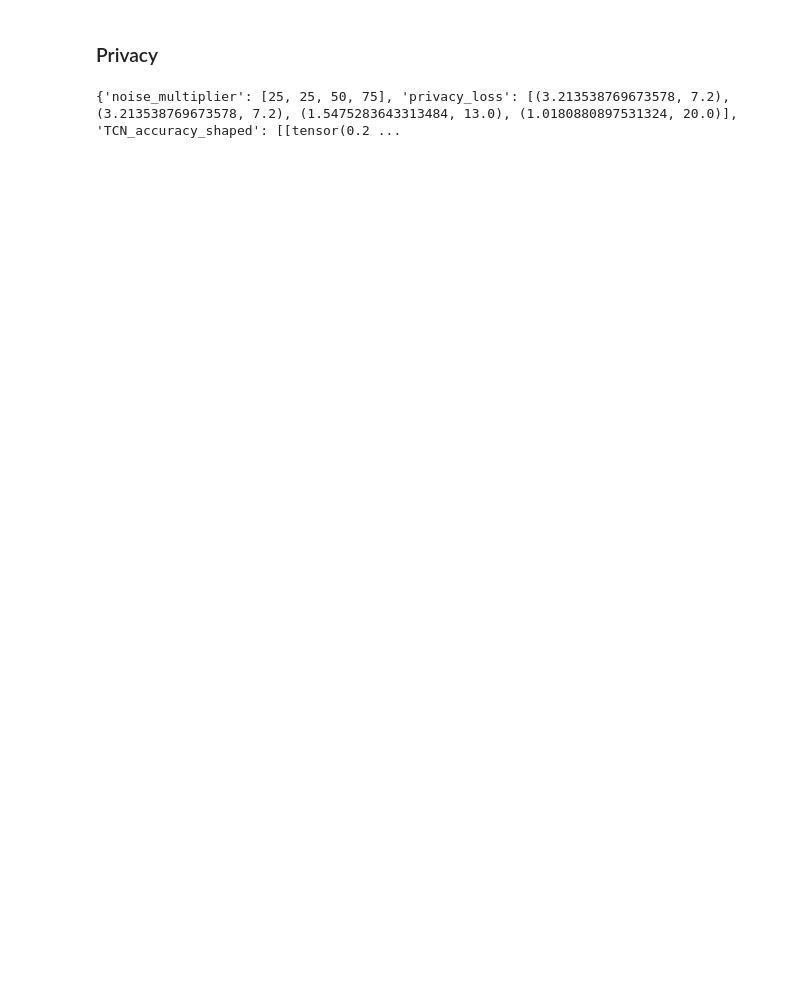
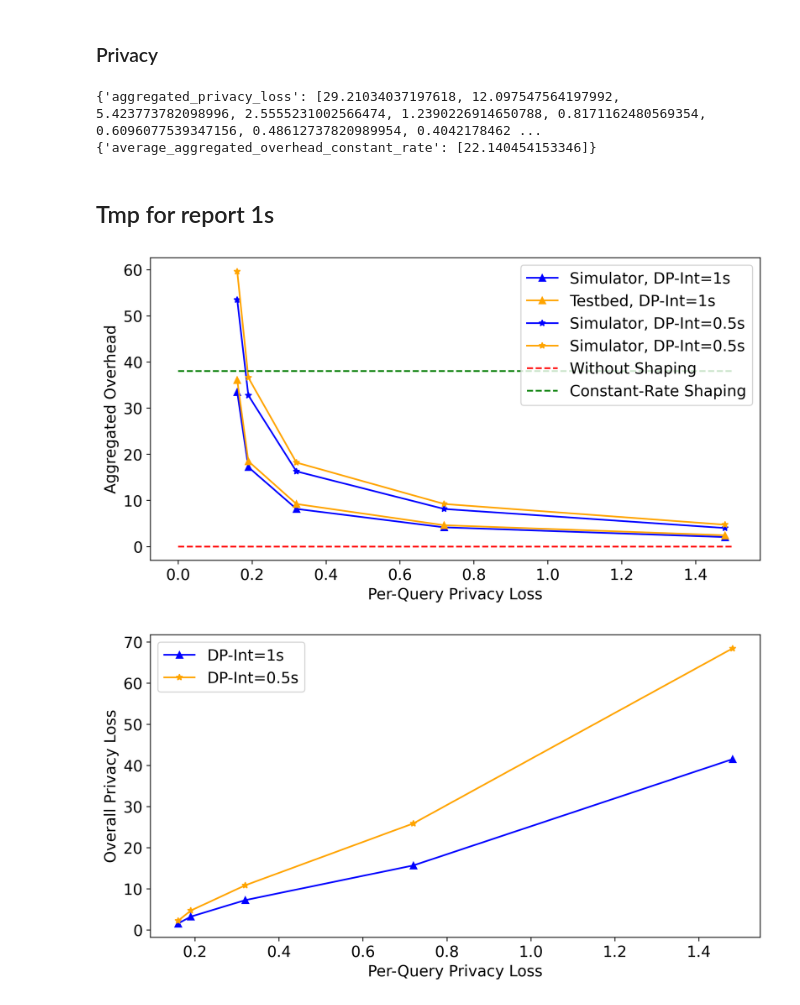
Before and after one commit to ubc-systopia/netshaper, a Jupyter notebook: simulator/plotting.ipynb, the cells around one changed output. Saved outputs shown, nothing was run; the diff lists cells and outputs as text; code cells hidden in the pictures; blank space fills up the shorter version.

```diff
--- a/simulator/plotting.ipynb
+++ b/simulator/plotting.ipynb
@@ -176,8 +244,63 @@ print(results)
 # %% [markdown]
 ### Privacy
-# %%
-results_dir = "/home/ubuntu/results/data_analysis/privacy_(2023-04-03_22-17)/results.pkl"
-results = pickle.load(open(results_dir, 'rb'))
-print(results)
-# %% [output]
-{'noise_multiplier': [25, 25, 50, 75], 'privacy_loss': [(3.213538769673578, 7.2), (3.213538769673578, 7.2), (1.5475283643313484, 13.0), (1.0180880897531324, 20.0)], 'TCN_accuracy_shaped': [[tensor(0.2 ...
+# %%
+results_dir = "/home/ubuntu/results/noise_multiplier_vs_overhead_web_(2023-04-29_00-44)/results.pkl"
+baseline_results_dir = "/home/ubuntu/results/noise_multiplier_vs_overhead_web_(2023-04-29_00-44)/baseline_results.pkl"
+results = pickle.load(open(results_dir, 'rb'))
+baseline_results = pickle.load(open(baseline_results_dir, 'rb'))
+
+# unshaped_TCN_accuracy = results['unshaped_TCN_accuracy']
+# unshaped_TCN_precision = results['unshaped_TCN_precision']
+# unshaped_TCN_recall = results['unshaped_TCN_recall']
+
+# unshaped_BandB_accuracy = results['unshaped_BandB_accuracy']
+# unshaped_BandB_precision = results['unshaped_BandB_precision']
+# unshaped_BandB_recall = results['unshaped_BandB_recall']
+
+
+print(results)
+print(baseline_results)
+# %% [output]
+{'aggregated_privacy_loss': [29.21034037197618, 12.097547564197992, 5.423773782098996, 2.5555231002566474, 1.2390226914650788, 0.8171162480569354, 0.6096077539347156, 0.48612737820989954, 0.4042178462 ...
+{'average_aggregated_overhead_constant_rate': [22.140454153346]}
+# %% [markdown]
+## Tmp for report 1s
+# %%
+simulator_overheads_1e6 = [2.05, 4.16, 8.16, 17.21, 33.46]
+simulator_overheads_5e5 = [4.01, 8.14, 16.29, 32.76, 53.47]
+testbed_overheads_1e6 = [2.44, 4.62, 9.22, 18.49, 36.08]
+testbed_overheads_5e5 = [4.73, 9.22, 18.2, 36.6, 59.6]
+overall_privacy_losses_1e6 = [41.49, 15.66, 7.23, 3.21, 1.54]
+overall_privacy_losses_5e5 = [68.42, 25.87, 10.84, 4.68, 2.22]
+per_window_privacy_losses = [1.48, 0.72, 0.32, 0.19, 0.16]
+
+plt.rcParams.update({'font.size': 14})
+
+
+plt.figure(dpi=300, figsize=(10,5))
+plt.plot(per_window_privacy_losses, simulator_overheads_1e6, '-^', color='blue', label='Simulator, DP-Int=1s')
+plt.plot(per_window_privacy_losses, testbed_overheads_1e6, '-^', color='orange', label='Testbed, DP-Int=1s')
+
+plt.plot(per_window_privacy_losses, simulator_overheads_5e5, '-*', color='blue', label='Simulator, DP-Int=0.5s')
+plt.plot(per_window_privacy_losses, testbed_overheads_5e5, '-*', color='orange', label='Simulator, DP-Int=0.5s')
+plt.plot([0, 1.5], [0, 0], 'r--', label='Without Shaping')
+plt.plot([0, 1.5], [38, 38], 'g--', label='Constant-Rate Shaping')
+plt.xlabel('Per-Query Privacy Loss')
+plt.ylabel('Aggregated Overhead')
+plt.legend(loc='upper right')
+plt.savefig('results/overhead_vs_privacy_loss.pdf')
+
+
+
+
+plt.figure(dpi=300, figsize=(10,5))
+plt.plot(per_window_privacy_losses, overall_privacy_losses_1e6, '-^', color='blue', label='DP-Int=1s')
+plt.plot(per_window_privacy_losses, overall_privacy_losses_5e5, '-*', color='orange', label='DP-Int=0.5s')
+plt.xlabel('Per-Query Privacy Loss')
+plt.ylabel('Overall Privacy Loss')
+plt.legend()
+plt.savefig('results/overall_privacy_loss_vs_privacy_loss.pdf')
+plt.show()
+# %% [output]
+[figure, added]
+[figure, added]
```
Also changed, not shown: parts of 6 cells of this notebook, 7 other files.
